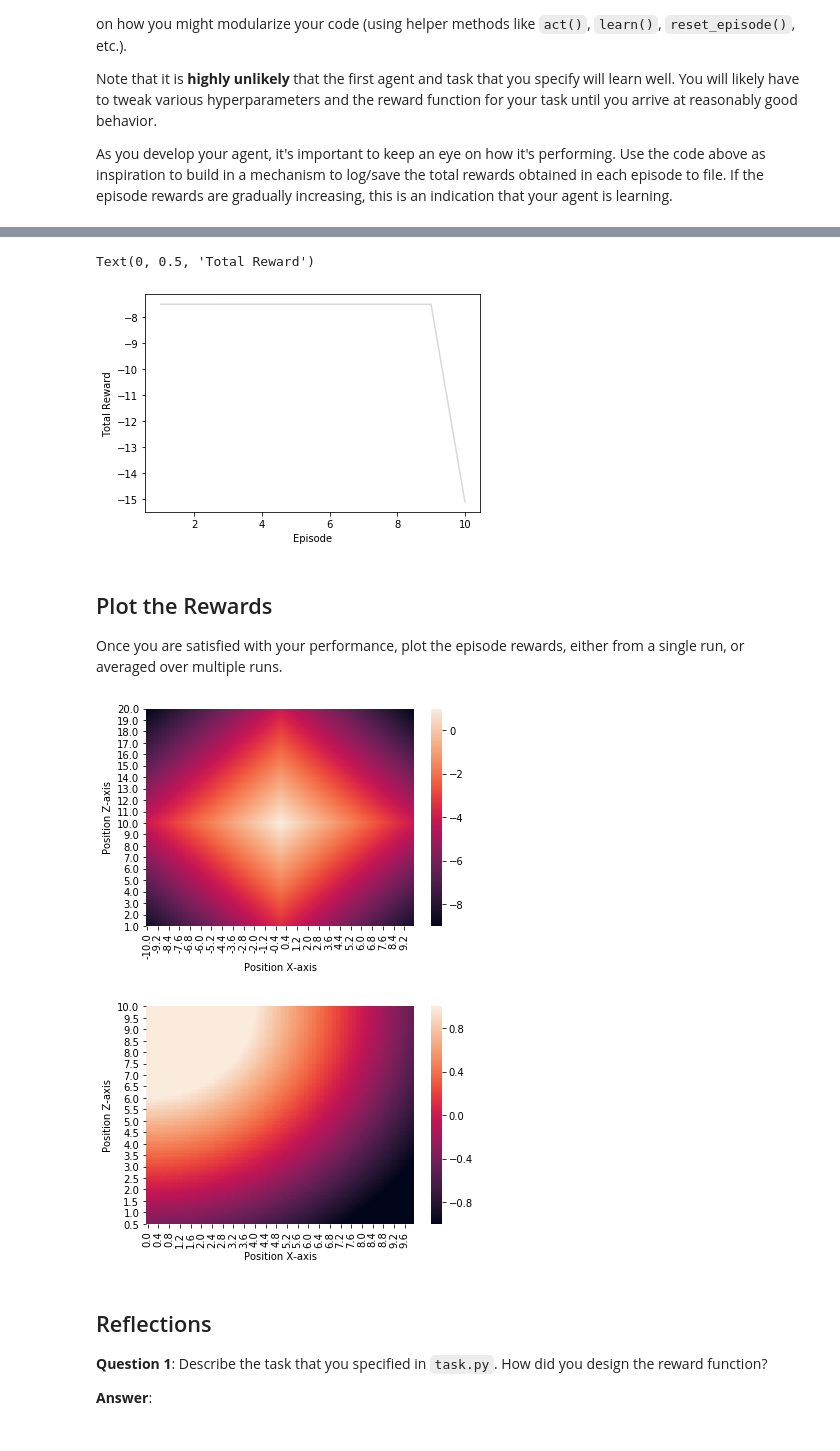
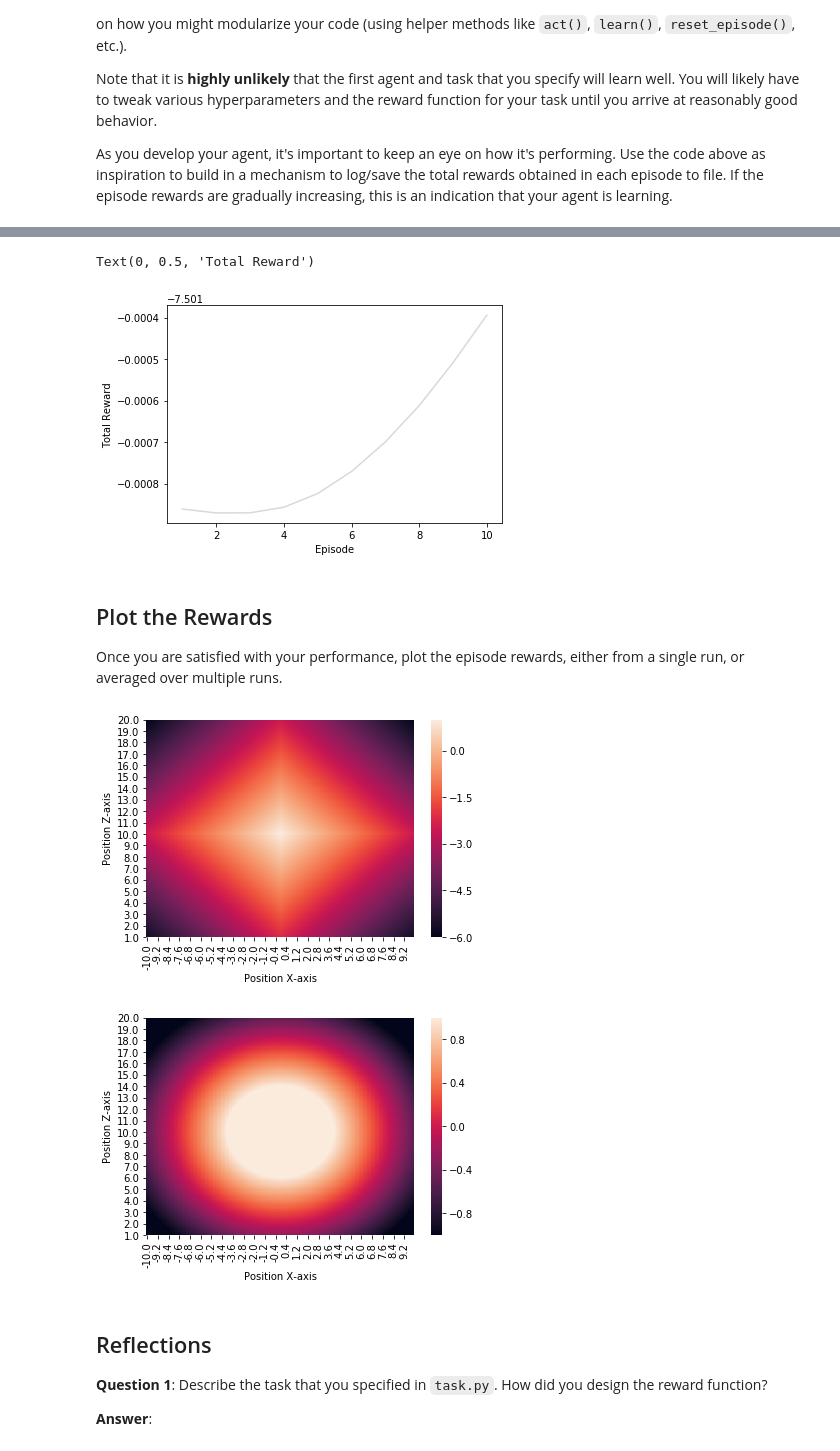
Before and after one commit to gergosnoo/RL_quadcop_snoo, a Jupyter notebook: Quadcopter_Project.ipynb, the cells around one changed output, grey strips where cells are left out. Drawn from its saved outputs; the diff is of its cells as text; code cells hidden in the pictures.

```diff
--- a/Quadcopter_Project.ipynb
+++ b/Quadcopter_Project.ipynb
@@ -188,7 +191,7 @@ from task import Task
 num_episodes = 1500
 target_pos = np.array([0., 0., 10.])
 runtime = 4.                                     # time limit of the episode
-init_pose = np.array([0., 0., 0., 0., 0., 0.])  # initial pose
+init_pose = np.array([0., 0., 10., 0., 0., 0.])  # initial pose
 init_velocities = np.array([0., 0., 0.])         # initial velocities
 init_angle_velocities = np.array([0., 0., 0.])   # initial angle velocities
 
@@ -349,7 +337,7 @@ for i in range(10):
 
     target_pos = np.array([0., 0., 10.])
     runtime = 4.                                     # time limit of the episode
-    init_pose = np.array([0., 0., 0., 0., 0., 0.])  # initial pose
+    init_pose = np.array([0., 0., 10., 0., 0., 0.])  # initial pose
     init_velocities = np.array([0., 0., 0.])         # initial velocities
     init_angle_velocities = np.array([0., 0., 0.])   # initial angle velocities
 
@@ -402,7 +396,7 @@ plt.xlabel('Episode')
 plt.ylabel('Total Reward')
 # %% [output]
 Text(0, 0.5, 'Total Reward')
-[figure, old version]
+[figure, new version]
 # %%
 # Run the simulation, and save the results.
 with open(file_output, 'w') as csvfile:
@@ -438,7 +432,7 @@ def map_function(reward_function, x, y, target_pos):
     return R
 
 
-reward_function = lambda pose, target_pos: 1.-.5*(abs(pose - target_pos)).sum()
+reward_function = lambda pose, target_pos: 1.-.35*(abs(pose - target_pos)).sum()
 
 x_range = np.round(np.arange(-10.0,10,0.1), 2)
 z_range = np.round(np.arange(20,0,-0.1), 2)
@@ -452,23 +446,23 @@ ax.set_xlabel("Position X-axis")
 ax.set_ylabel("Position Z-axis")
 plt.show()
 # %% [output]
-[figure, old version]
+[figure, new version]
 # %%
-x_range = np.round(np.arange(0.0,10,0.1), 2)
-z_range = np.round(np.arange(10,0,-0.1), 2)
+x_range = np.round(np.arange(-10.0,10,0.1), 2)
+z_range = np.round(np.arange(20,0,-0.1), 2)
 target_pos = [0, 10]
 
 eucl_distance = lambda a, b: np.sqrt((a[0]-b[0])**2 + (a[1]-b[1])**2) # Alternative: np.linalg.norm(a-b)
 reward_function = lambda pose, target_pos: np.clip(2.-.25*(eucl_distance(pose, target_pos)), -1, 1)
 
 R = map_function(reward_function, x_range, z_range, target_pos)
 
 ax = sns.heatmap(R)
 ax.set_xlabel("Position X-axis")
 ax.set_ylabel("Position Z-axis")
 plt.show()
 # %% [output]
-[figure, old version]
+[figure, new version]
 # %% [markdown]
 
 ## Reflections
```
Also changed, not shown: parts of 13 cells of this notebook, 1 other file.
